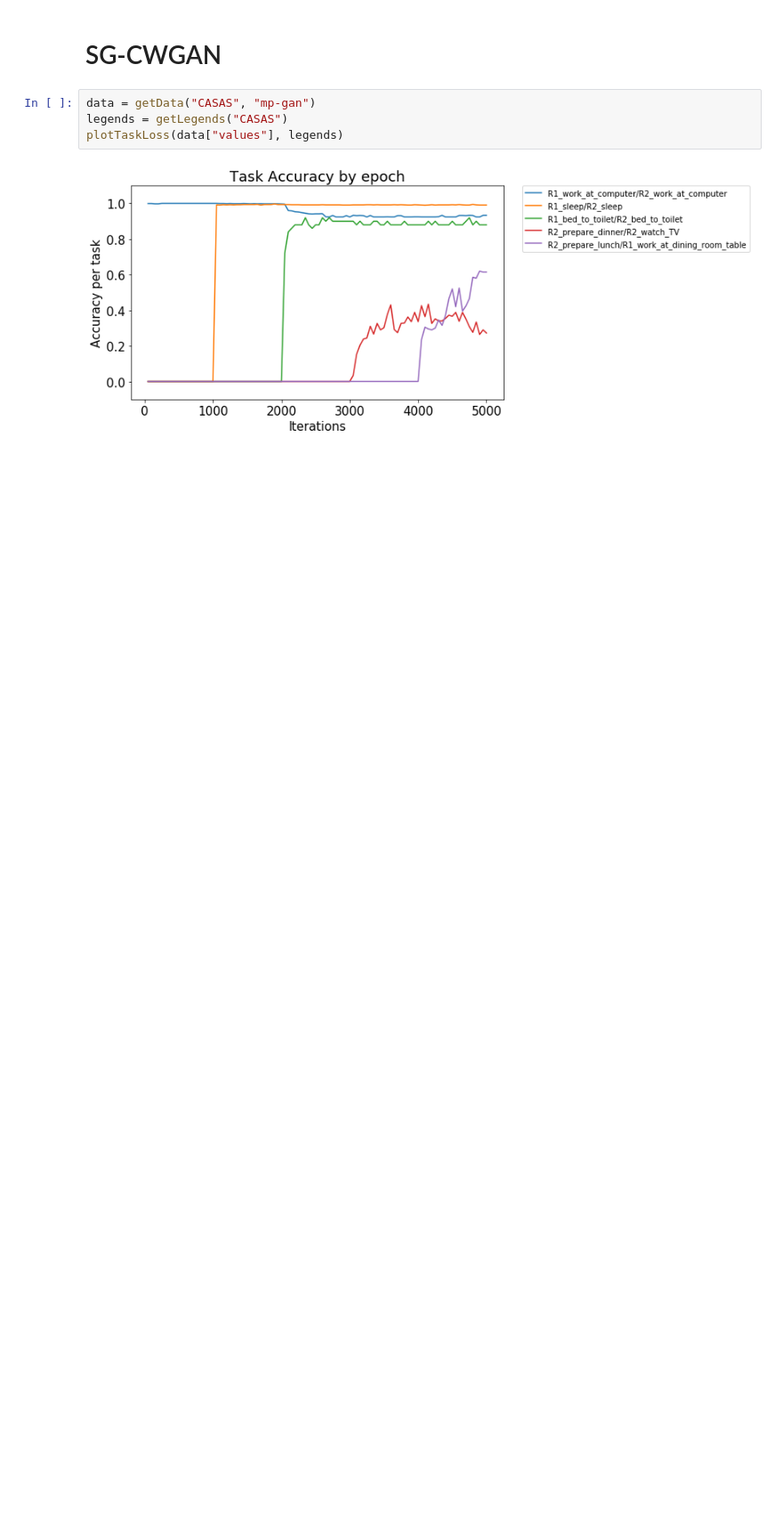
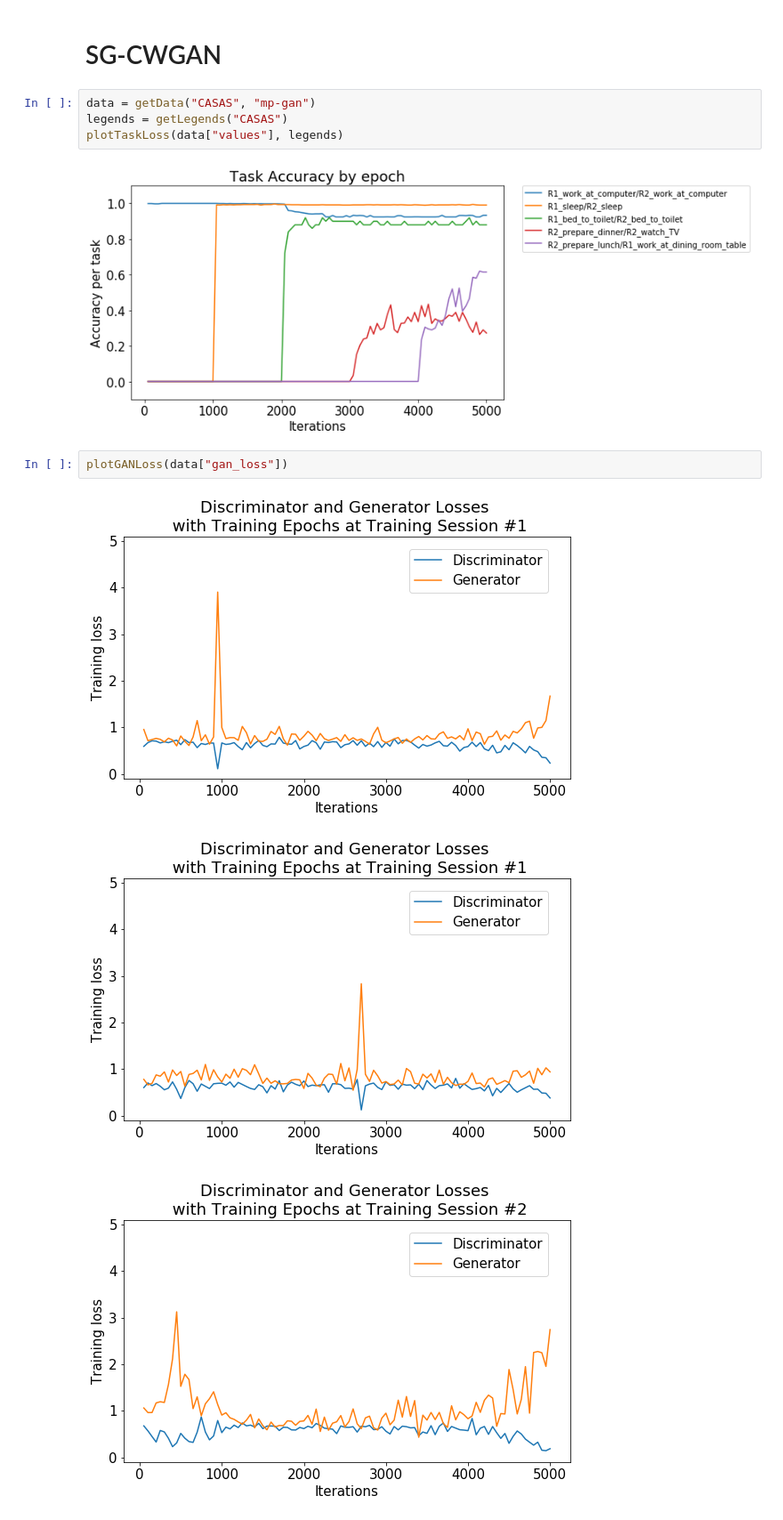
Before and after one commit to chameleonTK/continual-learning-for-HAR, a Jupyter notebook: Reports/Figures/Loss Plot.ipynb, the cells around one changed output. Shown: that part at 89% size. Drawn from its saved outputs; the diff is of its cells as text; blank space fills up the shorter version.

Commit message:
plot loss

```diff
--- a/Reports/Figures/Loss Plot.ipynb
+++ b/Reports/Figures/Loss Plot.ipynb
@@ -138,3 +138,9 @@ legends = getLegends("CASAS")
 plotTaskLoss(data["values"], legends)
 # %% [output]
 [figure]
+# %%
+plotGANLoss(data["gan_loss"])
+# %% [output]
+[figure, added]
+[figure, added]
+[figure, added]
```
Also changed, not shown: parts of 1 cell of this notebook.
